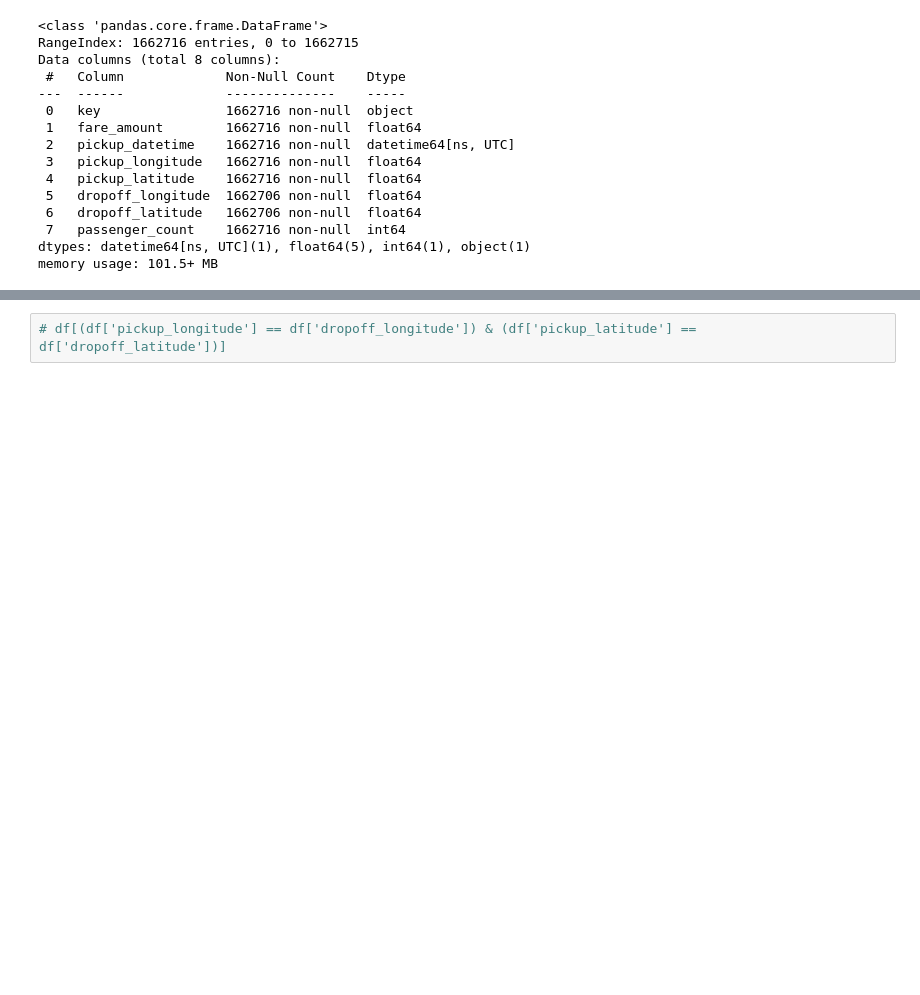
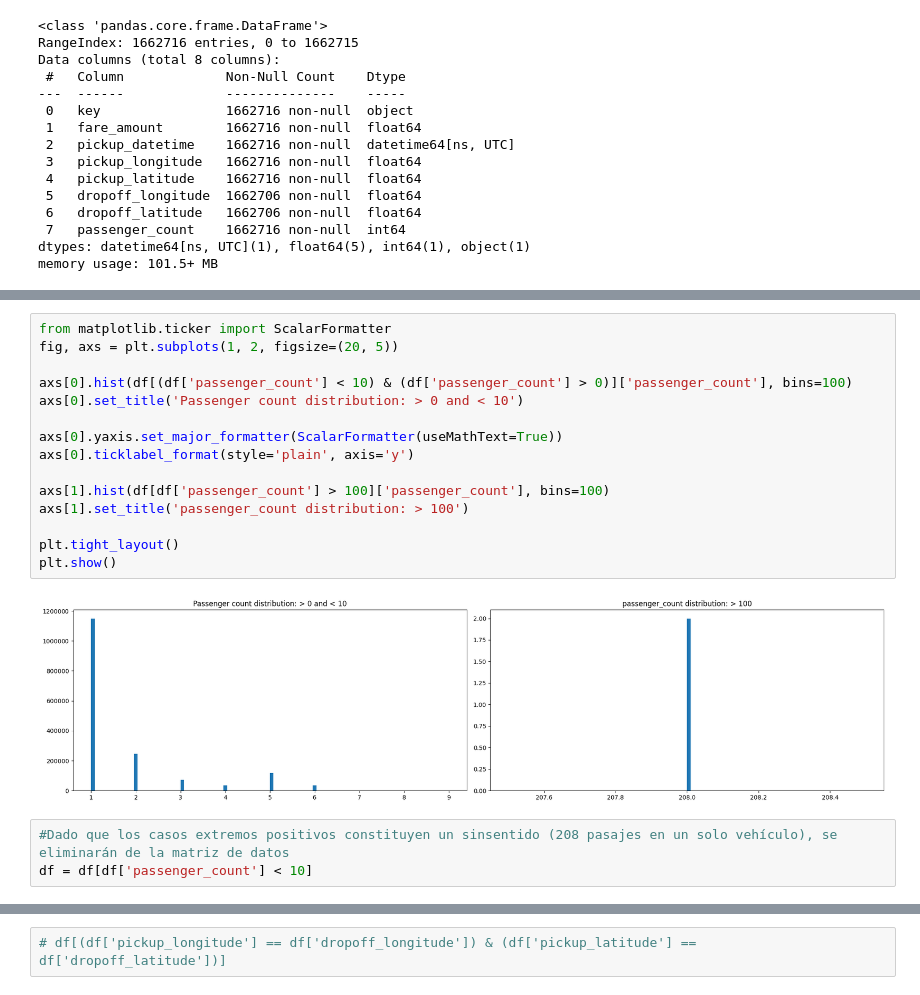
Before and after one commit to DavidGuzzi/DGKaggle, a Jupyter notebook: New York City Taxi Fare Prediction/taxi_fare_prediction_DG.ipynb, the cells around one changed output, grey strips where cells are left out. Cells and saved outputs as stored; diff of their text form; blank space fills up the shorter version.

```diff
--- a/New York City Taxi Fare Prediction/taxi_fare_prediction_DG.ipynb
+++ b/New York City Taxi Fare Prediction/taxi_fare_prediction_DG.ipynb
@@ -99,0 +171,20 @@ Para una mejor visualización, se presentan 3 nuevas visualizaciones
+# %%
+from matplotlib.ticker import ScalarFormatter
+fig, axs = plt.subplots(1, 2, figsize=(20, 5))
+
+axs[0].hist(df[(df['passenger_count'] < 10) & (df['passenger_count'] > 0)]['passenger_count'], bins=100)
+axs[0].set_title('Passenger count distribution: > 0 and < 10')
+
+axs[0].yaxis.set_major_formatter(ScalarFormatter(useMathText=True))
+axs[0].ticklabel_format(style='plain', axis='y')
+
+axs[1].hist(df[df['passenger_count'] > 100]['passenger_count'], bins=100)
+axs[1].set_title('passenger_count distribution: > 100')
+
+plt.tight_layout()
+plt.show()
+# %% [output]
+[figure, added]
+# %%
+#Dado que los casos extremos positivos constituyen un sinsentido (208 pasajes en un solo vehículo), se eliminarán de la matriz de datos
+df = df[df['passenger_count'] < 10]
```
Also changed, not shown: parts of 21 cells of this notebook.
